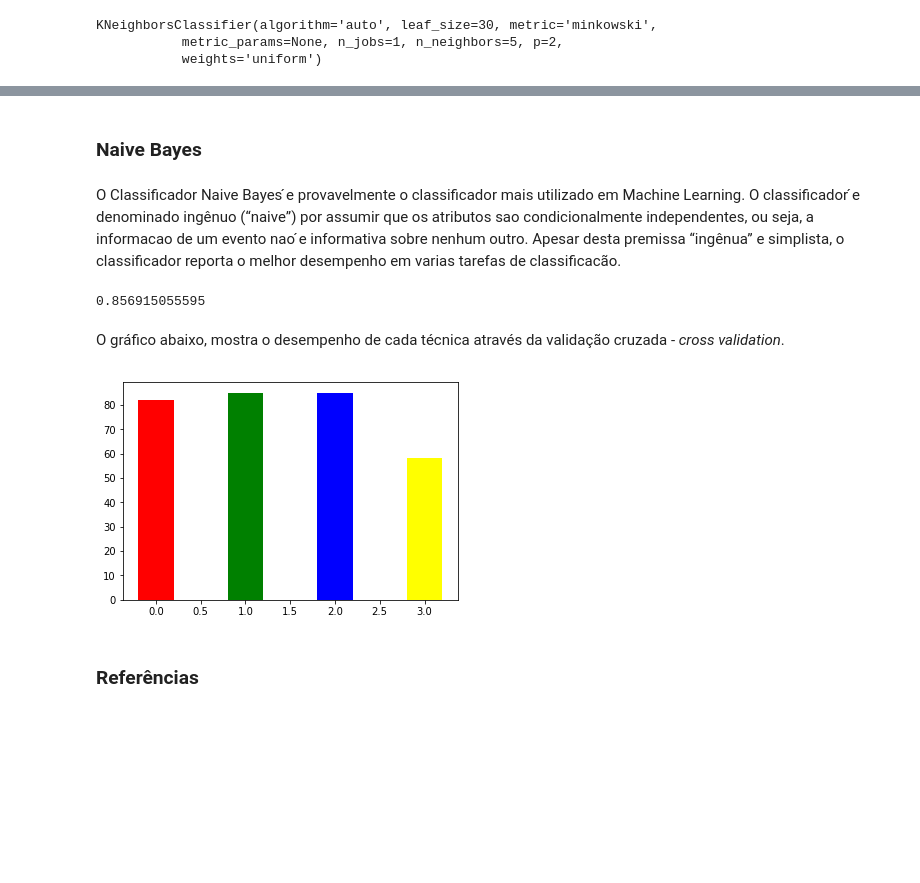
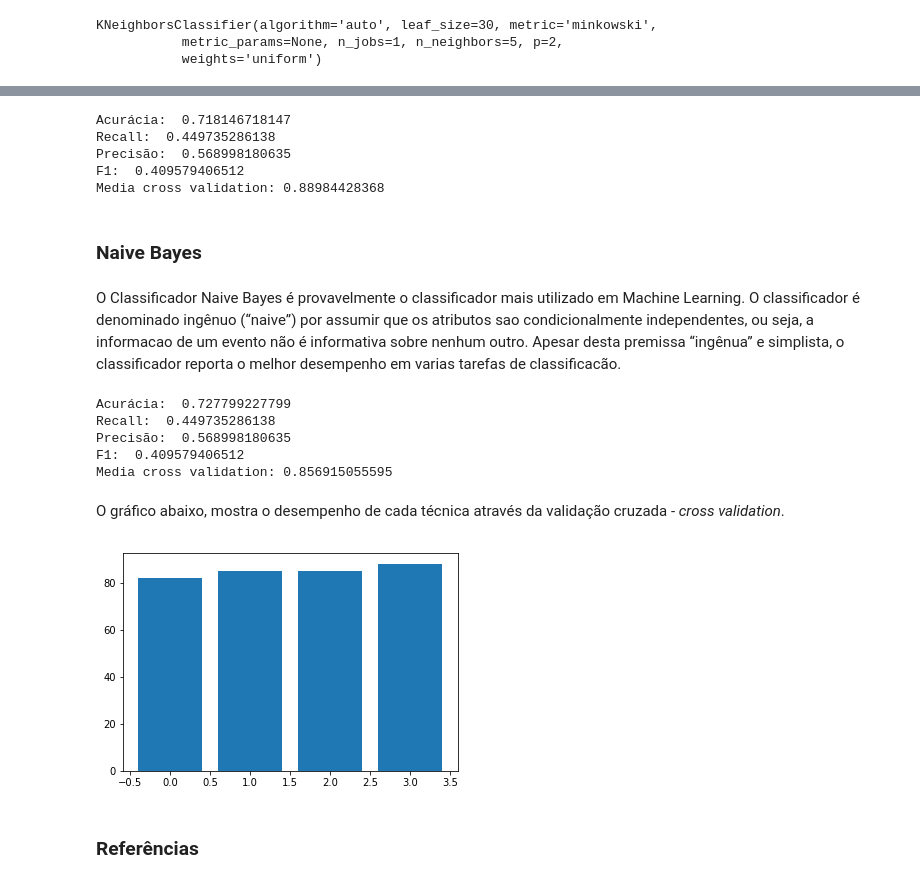
Before and after one commit to ciencia-de-dados-pratica/praticas, a Jupyter notebook: carros/Artigo .ipynb, the cells around one changed output, grey strips where cells are left out. Drawn from its saved outputs; the diff is of its cells as text; code cells hidden in the pictures; blank space fills up the shorter version.

```diff
--- a/carros/Artigo .ipynb
+++ b/carros/Artigo .ipynb
@@ -90,8 +96,10 @@ newdata.head()
 # %% [markdown]
 #### Separamos 70% dos dados para treino e 30% para teste
 # %%
-indice = math.ceil(len(data)*0.7)
+indice = math.ceil(len(newdata)*0.7)
 treino = newdata[:indice]
 teste = newdata[indice:]
 X = treino[colunas[:-1]]
 Y = treino[colunas[-1]]
+X_teste = teste[colunas[:-1]]
+Y_teste = teste[colunas[-1]]
@@ -132,4 +193,4 @@ print(mediaKnn)
 # %%
-clf = svm.SVR()
+clf = svm.SVC()
 clf.fit(X,Y)
 # %% [output]
@@ -144,28 +201,56 @@ print(mediaSVM)
+# %%
+resultSVM = model_selection.cross_val_score(clf,X,Y)
+predicoesSVM = clf.predict(X_teste.values)
+
+mediaSVM = np.average(resultSVM)
+#print(mediaSVM)
+#print(confusion_matrix(Y_teste.values,predicoesKnn))
+
+print("Acurácia: ",accuracy_score(Y_teste.values,predicoesSVM))
+print("Recall: ",recall_score(Y_teste.values,predicoesSVM,average='macro'))
+print("Precisão: ", precision_score(Y_teste.values,predicoesSVM,average='macro'))
+print("F1: ", f1_score(Y_teste.values,predicoesSVM,average='macro'))
+print("Media cross validation:",mediaSVM)
+# %% [output]
+Acurácia:  0.718146718147
+Recall:  0.449735286138
+Precisão:  0.568998180635
+F1:  0.409579406512
+Media cross validation: 0.88984428368
 # %% [markdown]
 ### Naive Bayes
 # %% [markdown]
-O Classificador Naive Bayes ́e provavelmente o classificador mais utilizado em Machine Learning. O classificador ́e denominado ingênuo (“naive”) por assumir que os atributos sao condicionalmente independentes, ou seja, a informacao de um evento nao ́e informativa sobre nenhum outro. Apesar desta premissa “ingênua” e simplista, o classificador reporta o melhor desempenho em varias tarefas de classificacão.
+O Classificador Naive Bayes é provavelmente o classificador mais utilizado em Machine Learning. O classificador é denominado ingênuo (“naive”) por assumir que os atributos sao condicionalmente independentes, ou seja, a informacao de um evento não é informativa sobre nenhum outro. Apesar desta premissa “ingênua” e simplista, o classificador reporta o melhor desempenho em varias tarefas de classificacão.
 # %%
 gnb = GaussianNB()
 y_pred = gnb.fit(X,Y)
-# %%
-resultNB = model_selection.cross_val_score(gnb,X,Y,cv=3)
-mediaNB = np.average(resultNB)
-print(mediaNB)
-# %% [output]
-0.856915055595
+# %%
+resultNB = model_selection.cross_val_score(gnb,X,Y,cv=3)
+predicoesNB = gnb.predict(X_teste.values)
+mediaNB = np.average(resultNB)
+#print(mediaNB)
+#print(confusion_matrix(Y_teste.values,predicoesKnn))
+print("Acurácia: ",accuracy_score(predicoesNB,Y_teste.values))
+print("Recall: ",recall_score(Y_teste.values,predicoesSVM,average='macro'))
+print("Precisão: ", precision_score(Y_teste.values,predicoesSVM,average='macro'))
+print("F1: ", f1_score(Y_teste.values,predicoesSVM,average='macro'))
+print("Media cross validation:",mediaNB)
+# %% [output]
+Acurácia:  0.727799227799
+Recall:  0.449735286138
+Precisão:  0.568998180635
+F1:  0.409579406512
+Media cross validation: 0.856915055595
 # %% [markdown]
 O gráfico abaixo, mostra o desempenho de cada técnica através da validação cruzada - <i>cross validation</i>.
 # %%
-import matplotlib.pyplot as plt
 y_axis = [int(mediaDT*100),int(mediaKnn*100),int(mediaNB*100), int(mediaSVM*100)]
 x_axis = range(len(y_axis))
-width_n = 0.4
-bar_color = ['red','green','blue','yellow']
-plt.bar(x_axis, y_axis, width=width_n, color=bar_color)
+
+plt.bar(x_axis, y_axis)
 plt.show()
 # %% [output]
-[figure, old version]
+[figure, new version]
 # %% [markdown]
 ### Referências
 # %% [markdown]
```
Also changed, not shown: parts of 12 cells of this notebook.
